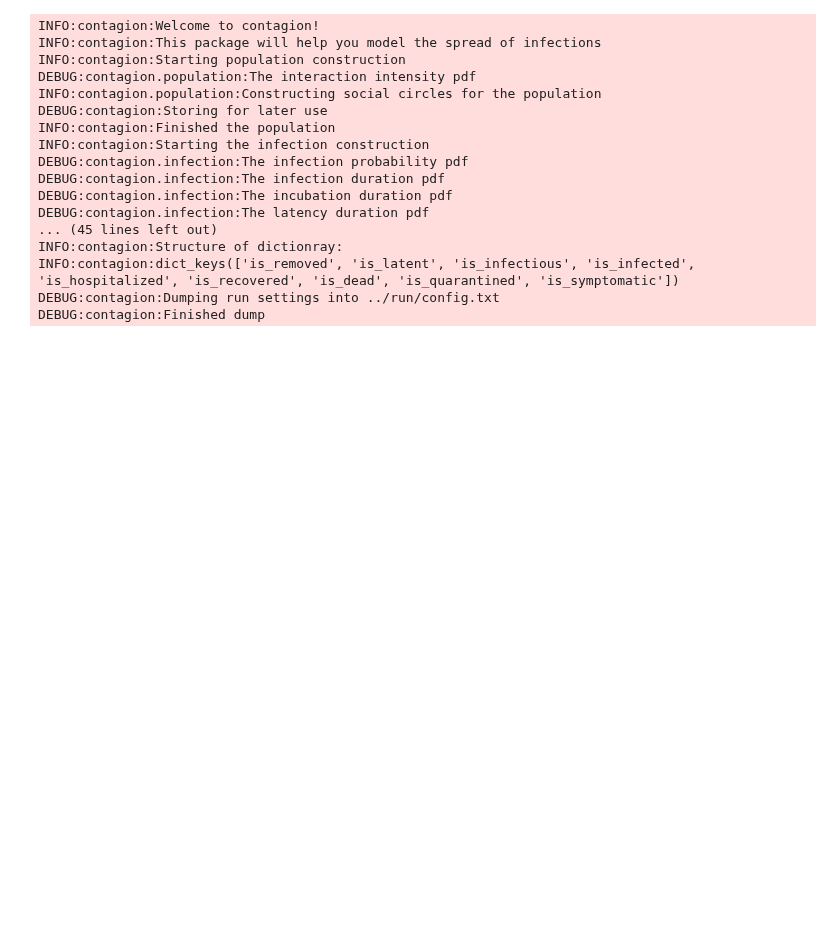
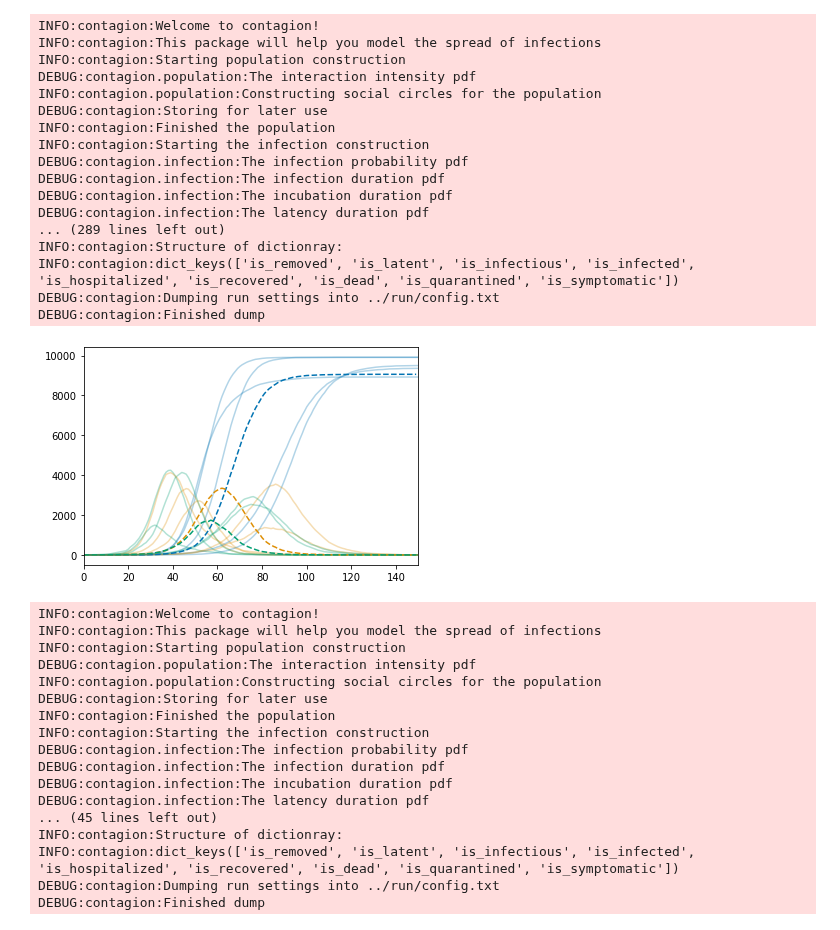
Before and after one commit to chrhck/contagion, a Jupyter notebook: examples/plot_fit.ipynb, the cells around one changed output. Cells and saved outputs as stored; diff of their text form; code cells hidden in the pictures; blank space fills up the shorter version.

```diff
--- a/examples/plot_fit.ipynb
+++ b/examples/plot_fit.ipynb
@@ -71,6 +72,8 @@ def model(parameters):
     this_config['infection']["incubation duration pdf"]['mean'] =  parameters["incub dur mean"]
     this_config['infection']["incubation duration pdf"]['sd'] =  np.sqrt(parameters["incub dur mean"])
     this_config['infection']["infection probability pdf"]['max_val'] =  parameters["inf prob max"]
+    this_config['infection']["recovery time pdf"]['mean'] =  parameters["recovery dur mean"]
+    this_config['infection']["recovery time pdf"]['sd'] =  np.sqrt(parameters["recovery dur mean"])
     #this_config['infection']["incubation duration pdf"]['mean'] =  parameters["incubation mean"]
 
     this_config["population"]["re-use population"] = False
@@ -90,12 +92,0 @@ print(par_means)
-# %%
-for step in range(h_loaded.max_t-3, h_loaded.max_t+1):
-    df, w = h_loaded.get_distribution(m=0, t=step)
-    par_means = {col: weighted_quantile(df[col].values, [0.5], sample_weight=w ).item() for col in df.columns}
-    sim_data, _ = model(par_means)
-    plt.figure()
-    for field in fields:
-        lines = plt.plot(sim_data[field])
-        col = lines[0].get_color()
-        plt.plot(data[field], color=col, ls="--")
-    # plt.plot(sim_data["is_quarantined"], color="k", ls="-")
-    plt.xlim(0, 150)
@@ -124,3 +93,43 @@ DEBUG:contagion:Finished dump
+# %%
+colors = sns.color_palette("colorblind", 3)
+for step in range(max(0, h_loaded.max_t-3), h_loaded.max_t+1):
+    df, w = h_loaded.get_distribution(m=0, t=step)
+    plt.figure()
+    for i in range(5):
+        pars = df.sample(1, weights=w).to_dict(orient="list")
+        pars = {key: val[0] for key, val in pars.items()}
+        #pars["recovery dur mean"] = 0.01
+        sim_data, _ = model(pars)
+        for field, col in zip(fields, colors):
+            plt.plot(sim_data[field], color=col, alpha=0.3)
+    for field, col in zip(fields, colors):
+        plt.plot(data[field], color=col, ls="--")
+
+
+    #par_means = {col: np.average(df[col].values, weights=w ).item() for col in df.columns}
+    #par_means = {col: weighted_quantile(df[col].values, [0.5], sample_weight=w ).item() for col in df.columns}
+
+    # plt.plot(sim_data["is_quarantined"], color="k", ls="-")
+    plt.xlim(0, 150)
+# %% [output]
+INFO:contagion:Welcome to contagion!
+INFO:contagion:This package will help you model the spread of infections
+INFO:contagion:Starting population construction
+DEBUG:contagion.population:The interaction intensity pdf
+INFO:contagion.population:Constructing social circles for the population
+DEBUG:contagion:Storing for later use
+INFO:contagion:Finished the population
+INFO:contagion:Starting the infection construction
+DEBUG:contagion.infection:The infection probability pdf
+DEBUG:contagion.infection:The infection duration pdf
+DEBUG:contagion.infection:The incubation duration pdf
+DEBUG:contagion.infection:The latency duration pdf
+... (289 lines left out)
+INFO:contagion:Structure of dictionray:
+INFO:contagion:dict_keys(['is_removed', 'is_latent', 'is_infectious', 'is_infected', 'is_hospitalized', 'is_recovered', 'is_dead', 'is_quarantined', 'is_symptomatic'])
+DEBUG:contagion:Dumping run settings into ../run/config.txt
+DEBUG:contagion:Finished dump
+[figure, added]
 # %%
 # %% [output]
 INFO:contagion:Welcome to contagion!
```
Also changed, not shown: parts of 3 cells of this notebook, 1 other file.
